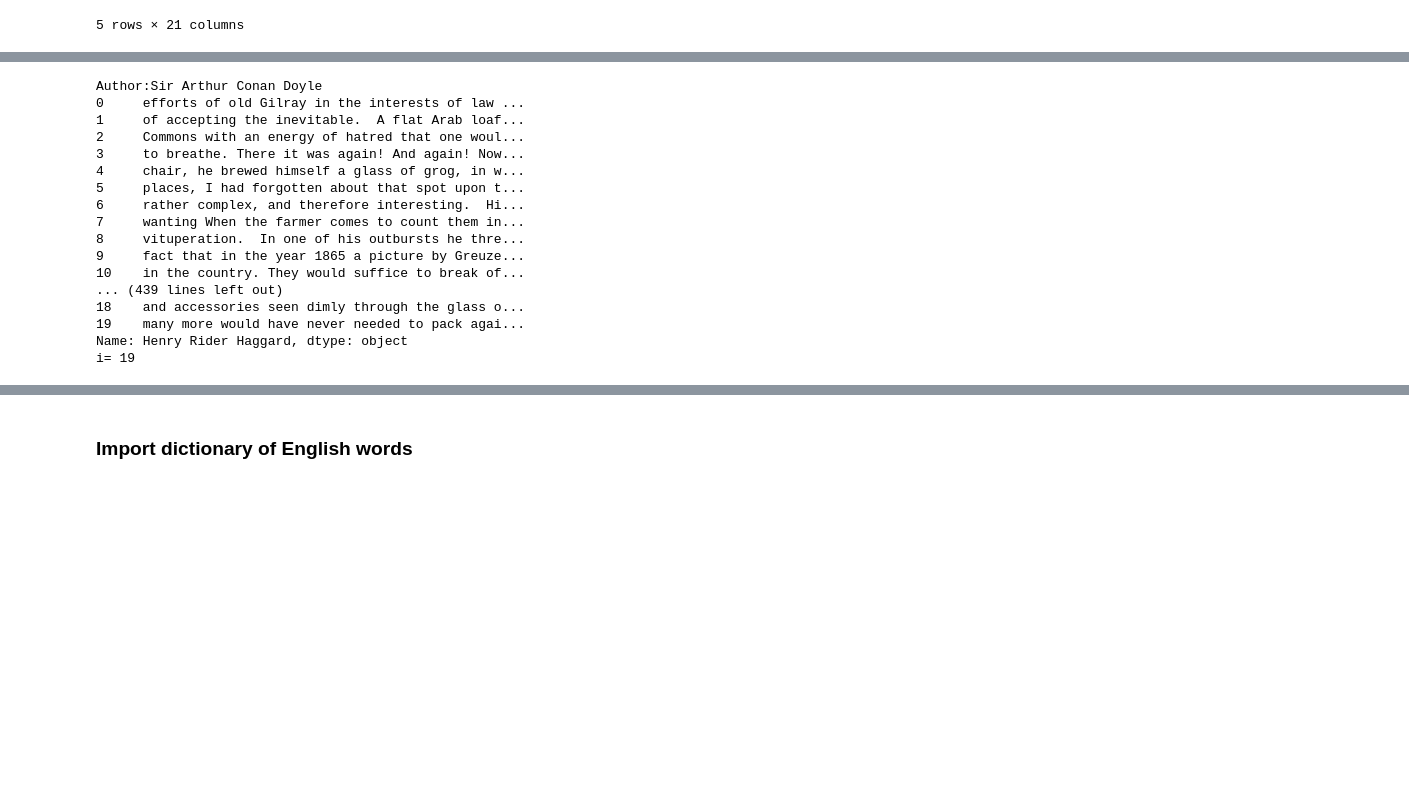
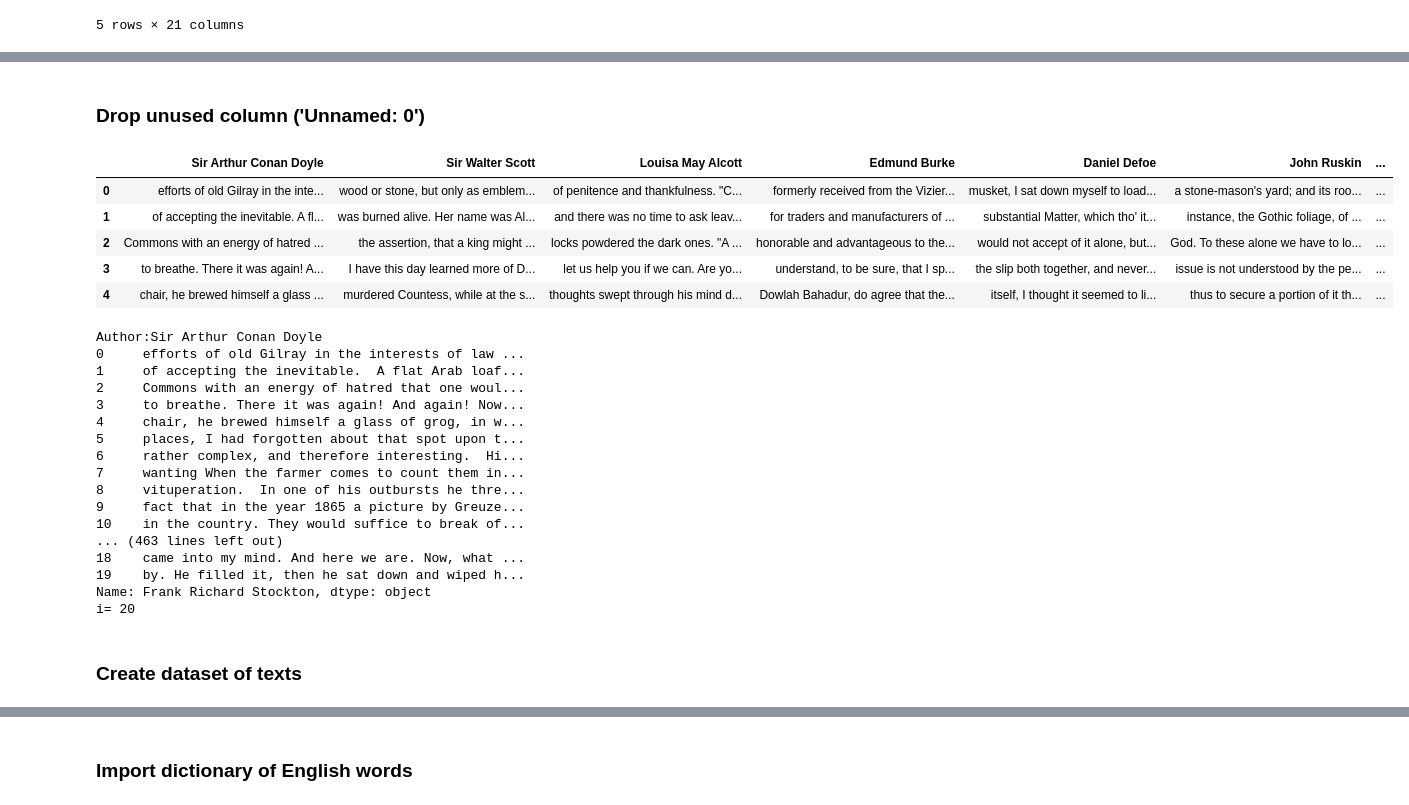
Before and after one commit to mdiannna/MachineLearningHomeworks, a Jupyter notebook: Homework2/Homework2.ipynb, the cells around one changed output, grey strips where cells are left out. Cells and saved outputs as stored; diff of their text form; code cells hidden in the pictures; blank space fills up the shorter version.

```diff
--- a/Homework2/Homework2.ipynb
+++ b/Homework2/Homework2.ipynb
@@ -63,0 +77,2 @@ Dataset contains samples  of  text  from  20  different  authors.  Each sample
+# %% [markdown]
+### Drop unused column ('Unnamed: 0')
@@ -64,8 +81,17 @@ Dataset contains samples  of  text  from  20  different  authors.  Each sample
+# %%
+dataset.head()
+# %% [output]
+|  | Sir Arthur Conan Doyle | Sir Walter Scott | Louisa May Alcott | Edmund Burke | Daniel Defoe | John Ruskin | ... |
+| 0 | efforts of old Gilray in the inte... | wood or stone, but only as emblem... | of penitence and thankfulness. "C... | formerly received from the Vizier... | musket, I sat down myself to load... | a stone-mason's yard; and its roo... | ... |
+| 1 | of accepting the inevitable. A fl... | was burned alive. Her name was Al... | and there was no time to ask leav... | for traders and manufacturers of ... | substantial Matter, which tho' it... | instance, the Gothic foliage, of ... | ... |
+| 2 | Commons with an energy of hatred ... | the assertion, that a king might ... | locks powdered the dark ones. "A ... | honorable and advantageous to the... | would not accept of it alone, but... | God. To these alone we have to lo... | ... |
+| 3 | to breathe. There it was again! A... | I have this day learned more of D... | let us help you if we can. Are yo... | understand, to be sure, that I sp... | the slip both together, and never... | issue is not understood by the pe... | ... |
+| 4 | chair, he brewed himself a glass ... | murdered Countess, while at the s... | thoughts swept through his mind d... | Dowlah Bahadur, do agree that the... | itself, I thought it seemed to li... | thus to secure a portion of it th... | ... |
 # %%
-for i in range(1, len(dataset)):
+for i in range(0, len(dataset)):
     print("Author:" + dataset.iloc[:,i].name)
     print(dataset.iloc[:,i])
-    print("i=", i)
+    print("i=", i+1)
     print()
 # %% [output]
 Author:Sir Arthur Conan Doyle
@@ -80,8 +106,10 @@ Author:Sir Arthur Conan Doyle
 8     vituperation.  In one of his outbursts he thre...
 9     fact that in the year 1865 a picture by Greuze...
 10    in the country. They would suffice to break of...
-... (439 lines left out)
-18    and accessories seen dimly through the glass o...
-19    many more would have never needed to pack agai...
-Name: Henry Rider Haggard, dtype: object
-i= 19
+... (463 lines left out)
+18    came into my mind. And here we are. Now, what ...
+19    by. He filled it, then he sat down and wiped h...
+Name: Frank Richard Stockton, dtype: object
+i= 20
+# %% [markdown]
+### Create dataset of texts
```
Also changed, not shown: parts of 36 cells of this notebook.
